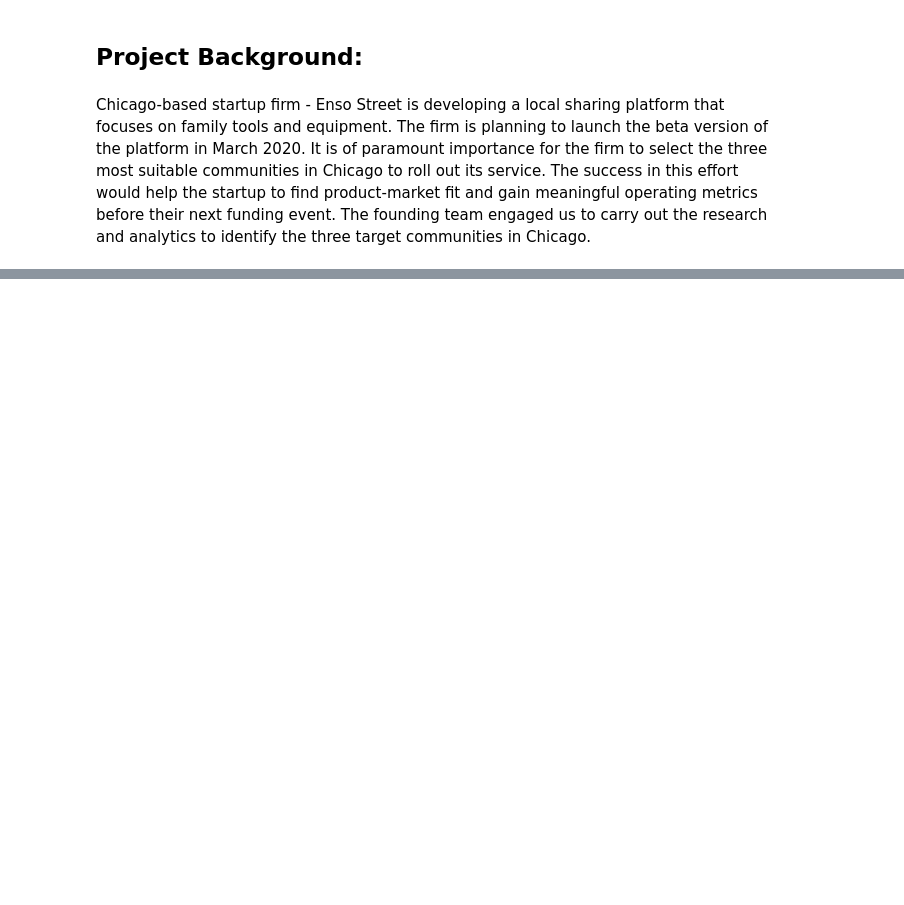
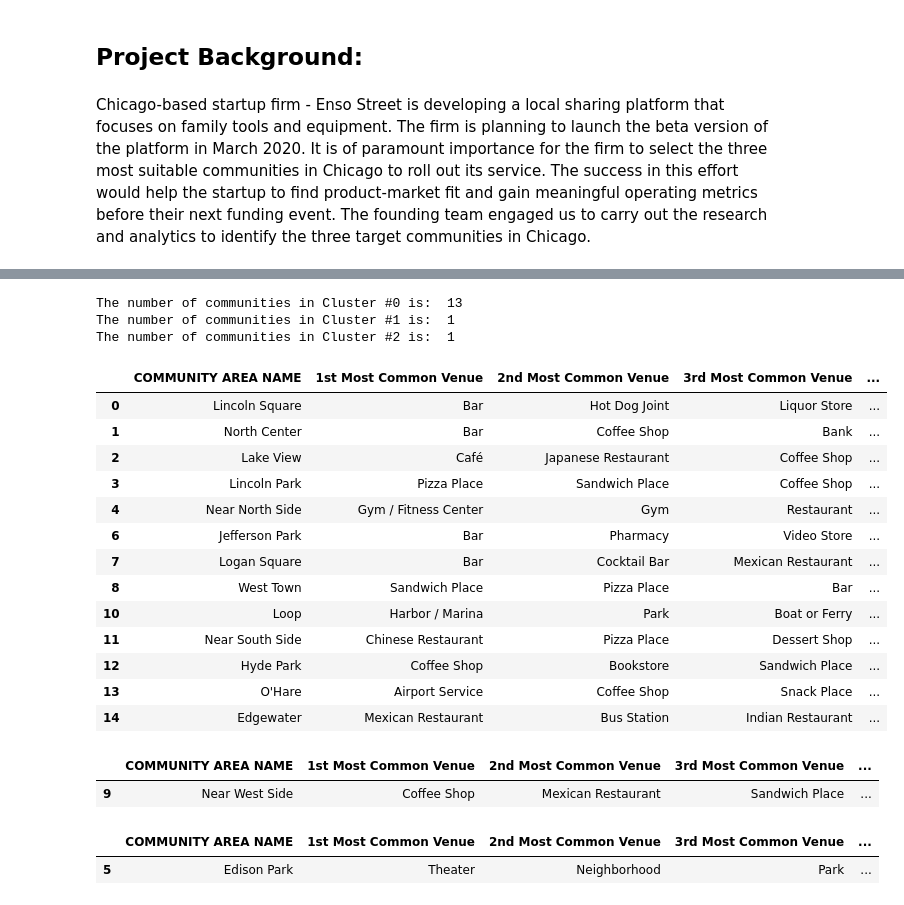
Before and after one commit to Zukerherr/Enso_Street, a Jupyter notebook: Enso_Street_Community_Target.ipynb, the cells around one changed output, grey strips where cells are left out. Cells and saved outputs as stored; diff of their text form; code cells hidden in the pictures; blank space fills up the shorter version.

```diff
--- a/Enso_Street_Community_Target.ipynb
+++ b/Enso_Street_Community_Target.ipynb
@@ -10,0 +426,14 @@ Geographic data: The firm will compete, to some extent, with stores (i.e., Home
+# %%
+# use k-means to cluster the neighborhood into 3 clusters
+kclusters = 3
+chicago_grouped_clustering = chicago_grouped.drop('COMMUNITY AREA NAME', 1)
+# %%
+#run k-means clustering
+from sklearn.cluster import KMeans
+
+kmeans = KMeans(n_clusters=kclusters, random_state=0).fit(chicago_grouped_clustering)
+# %%
+#add clustering labels to comm_venues_sorted dataframe
+
+comm_venues_sorted.insert(0, 'Cluster Labels', kmeans.labels_)
+#comm_venues_sorted = comm_venues_sorted.drop(columns=['Cluster Labels'])
@@ -10,0 +449,10 @@ Geographic data: The firm will compete, to some extent, with stores (i.e., Home
+# %%
+#let's create a new dataframe that includes the cluster as well as the top 10 venues category for each community
+
+chicago_merged = df_geodata.join(comm_venues_sorted.set_index('COMMUNITY AREA NAME'), on='COMMUNITY AREA NAME')
+
+#let's drop the communities that have no value in 1st MOST COMMON VENUE column
+
+chicago_merged = chicago_merged.dropna(how='all', subset=['1st Most Common Venue'])
+
+chicago_merged.head()
@@ -10,0 +524,42 @@ Geographic data: The firm will compete, to some extent, with stores (i.e., Home
+# %%
+for i in range(kclusters):
+    cluster_i = chicago_merged.loc[chicago_merged['Cluster Labels'] == i, chicago_merged.columns[[0] + list(range(4, chicago_merged.shape[1]))]]
+    print('The number of communities in Cluster #{} is: '.format(i), cluster_i.shape[0])
+# %% [output]
+The number of communities in Cluster #0 is:  13
+The number of communities in Cluster #1 is:  1
+The number of communities in Cluster #2 is:  1
+# %%
+#examine each cluster
+#Cluster 1
+
+chicago_merged.loc[chicago_merged['Cluster Labels'] == 0, chicago_merged.columns[[0] + list(range(4, chicago_merged.shape[1]))]]
+# %% [output]
+|  | COMMUNITY AREA NAME | 1st Most Common Venue | 2nd Most Common Venue | 3rd Most Common Venue | ... |
+| 0 | Lincoln Square | Bar | Hot Dog Joint | Liquor Store | ... |
+| 1 | North Center | Bar | Coffee Shop | Bank | ... |
+| 2 | Lake View | Café | Japanese Restaurant | Coffee Shop | ... |
+| 3 | Lincoln Park | Pizza Place | Sandwich Place | Coffee Shop | ... |
+| 4 | Near North Side | Gym / Fitness Center | Gym | Restaurant | ... |
+| 6 | Jefferson Park | Bar | Pharmacy | Video Store | ... |
+| 7 | Logan Square | Bar | Cocktail Bar | Mexican Restaurant | ... |
+| 8 | West Town | Sandwich Place | Pizza Place | Bar | ... |
+| 10 | Loop | Harbor / Marina | Park | Boat or Ferry | ... |
+| 11 | Near South Side | Chinese Restaurant | Pizza Place | Dessert Shop | ... |
+| 12 | Hyde Park | Coffee Shop | Bookstore | Sandwich Place | ... |
+| 13 | O'Hare | Airport Service | Coffee Shop | Snack Place | ... |
+| 14 | Edgewater | Mexican Restaurant | Bus Station | Indian Restaurant | ... |
+# %%
+#Cluster 2
+
+chicago_merged.loc[chicago_merged['Cluster Labels'] == 1, chicago_merged.columns[[0] + list(range(4, chicago_merged.shape[1]))]]
+# %% [output]
+|  | COMMUNITY AREA NAME | 1st Most Common Venue | 2nd Most Common Venue | 3rd Most Common Venue | ... |
+| 9 | Near West Side | Coffee Shop | Mexican Restaurant | Sandwich Place | ... |
+# %%
+#Cluster 3
+
+chicago_merged.loc[chicago_merged['Cluster Labels'] == 2, chicago_merged.columns[[0] + list(range(4, chicago_merged.shape[1]))]]
+# %% [output]
+|  | COMMUNITY AREA NAME | 1st Most Common Venue | 2nd Most Common Venue | 3rd Most Common Venue | ... |
+| 5 | Edison Park | Theater | Neighborhood | Park | ... |
```
Also changed, not shown: parts of 40 cells of this notebook.
